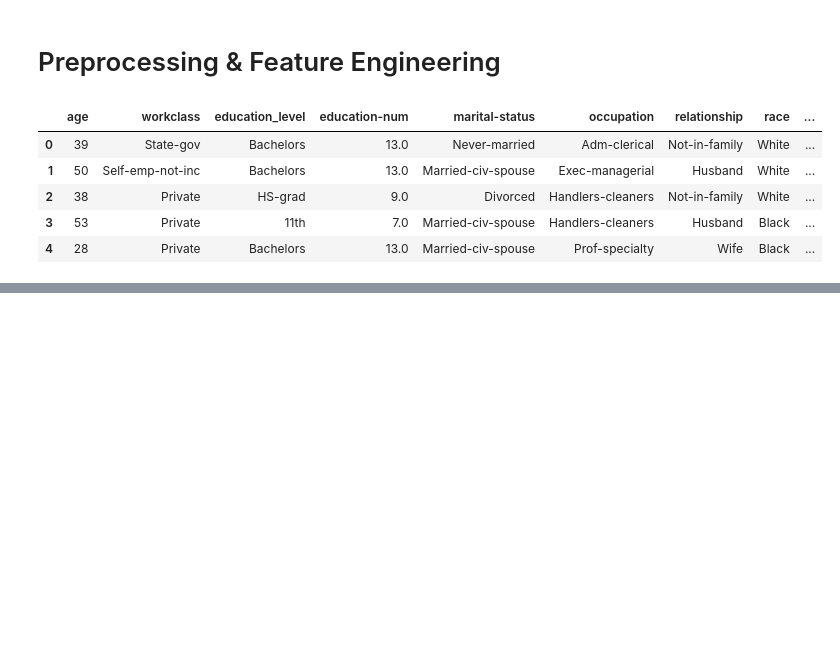
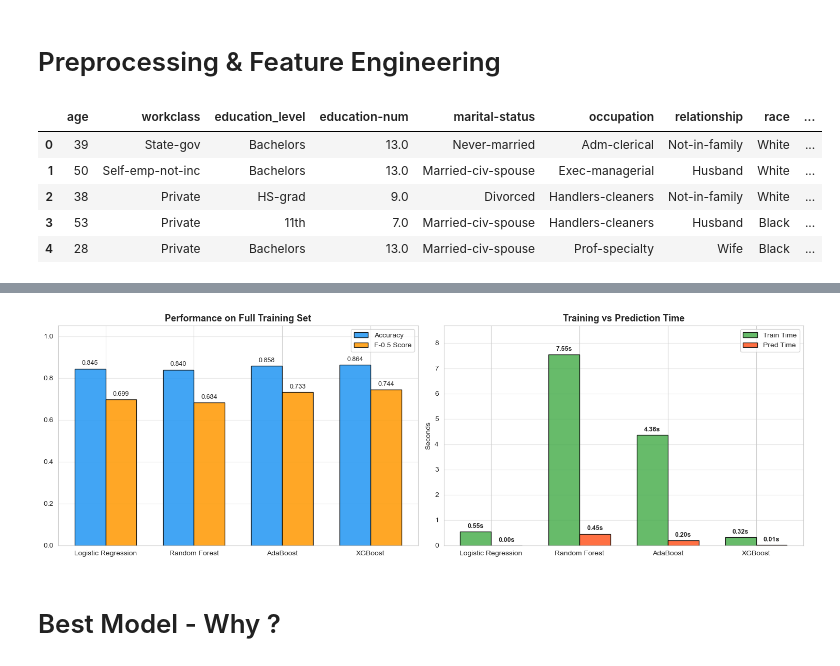
Before and after one commit to omarhusnye/SupervisedML_project, a Jupyter notebook: ProjectML-IEEE.ipynb, the cells around one changed output, grey strips where cells are left out. Saved outputs shown, nothing was run; the diff lists cells and outputs as text; code cells hidden in the pictures; blank space fills up the shorter version.

```diff
--- a/ProjectML-IEEE.ipynb
+++ b/ProjectML-IEEE.ipynb
@@ -460,0 +526,16 @@ X_train.head()
+# %%
+def train_predict(learner , X_tr , y_tr , X_te , y_te):
+    t0= time.time()
+    learner.fit(X_tr,y_tr)
+    train_time = time.time() - t0
+
+    t0= time.time()
+    pred = learner.predict(X_te)
+    pred_time = time.time() - t0
+
+    acc = accuracy_score(y_te,pred)
+    fb = fbeta_score(y_te,pred,beta=0.5)
+
+    print(f"{learner.__class__.__name__} trained on {len(X_tr)} samples.")
+
+    return acc , fb , train_time , pred_time
@@ -460,0 +578,50 @@ X_train.head()
+# %%
+full_results = {name: res[-1] for name, res in results.items()}
+names = list(full_results.keys())
+accs  = [full_results[n]['accuracy'] for n in names]
+fs    = [full_results[n]['fscore']   for n in names]
+train_times = [full_results[n]['train_time'] for n in names]
+pred_times  = [full_results[n]['pred_time']  for n in names]
+
+x = np.arange(len(names))
+w = 0.35
+fig, axes = plt.subplots(1, 2, figsize=(15, 5))
+
+# Accuracy & F-score
+bars1 = axes[0].bar(x - w/2, accs, w, label='Accuracy',    color='#2196F3', alpha=0.85, edgecolor='black')
+bars2 = axes[0].bar(x + w/2, fs,   w, label='F-0.5 Score', color='#FF9800', alpha=0.85, edgecolor='black')
+
+axes[0].set_xticks(x)
+axes[0].set_xticklabels(names)
+
+axes[0].set_title('Performance on Full Training Set', fontsize=13, fontweight='bold')
+axes[0].legend()
+axes[0].grid(axis='y', alpha=0.4)
+axes[0].set_ylim(0, 1.05)
+axes[0].bar_label(bars1, fmt='%.3f', padding=3, fontsize=9)
+axes[0].bar_label(bars2, fmt='%.3f', padding=3, fontsize=9)
+
+# Training & Prediction time
+bars3 = axes[1].bar(x - w/2, train_times, w, label='Train Time',    color='#4CAF50', alpha=0.85, edgecolor='black')
+bars4 = axes[1].bar(x + w/2, pred_times,   w, label='Pred Time', color='#FF5722', alpha=0.85, edgecolor='black')
+
+axes[1].set_xticks(x)
+axes[1].set_xticklabels(names)
+axes[1].set_ylim(0, max(max(train_times), max(pred_times)) * 1.15)
+axes[1].set_title('Training vs Prediction Time', fontsize=13, fontweight='bold')
+axes[1].set_ylabel('Seconds')
+axes[1].legend()
+axes[1].grid(axis='y', alpha=0.4)
+
+max_time = max(max(train_times), max(pred_times))
+offset = max_time * 0.02
+
+axes[1].bar_label(bars3, fmt='%.2fs', padding=3, fontsize=9, fontweight='bold')
+axes[1].bar_label(bars4, fmt='%.2fs', padding=3, fontsize=9, fontweight='bold')
+
+plt.tight_layout()
+plt.show()
+# %% [output]
+[figure, added]
+# %% [markdown]
+# Best Model - Why ?
```
Also changed, not shown: parts of 38 cells of this notebook.
